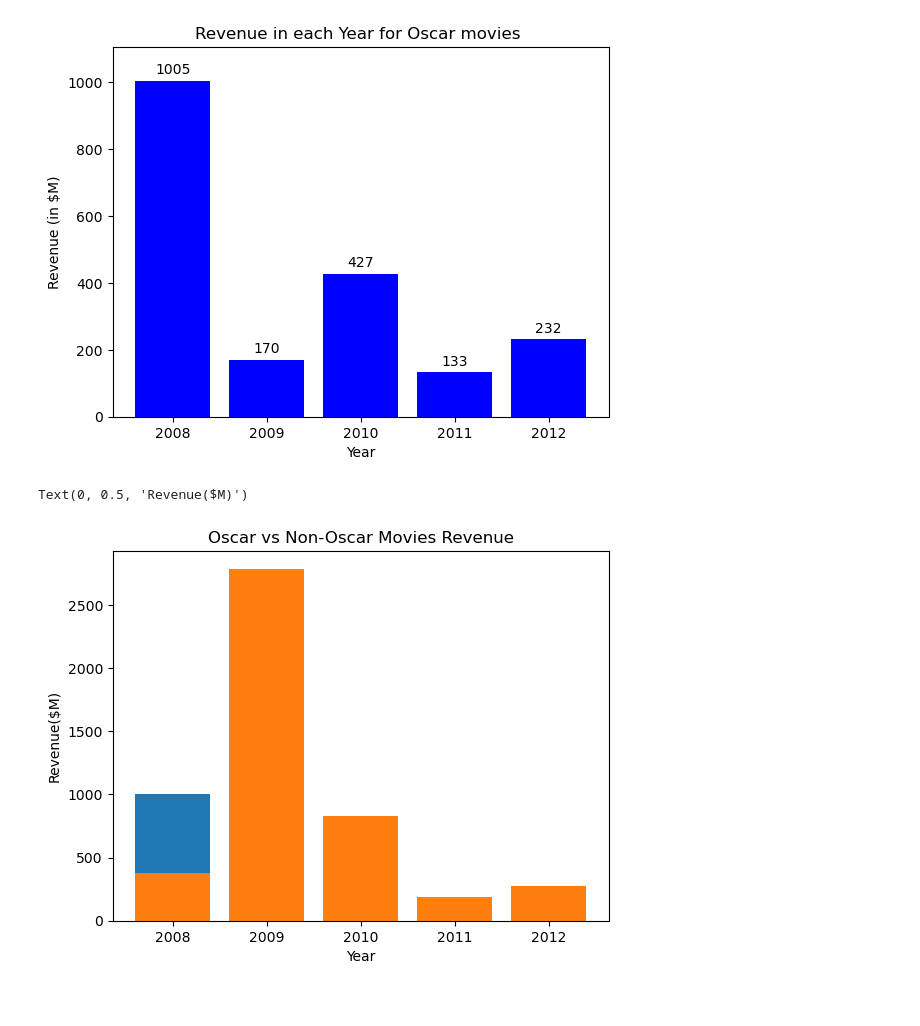
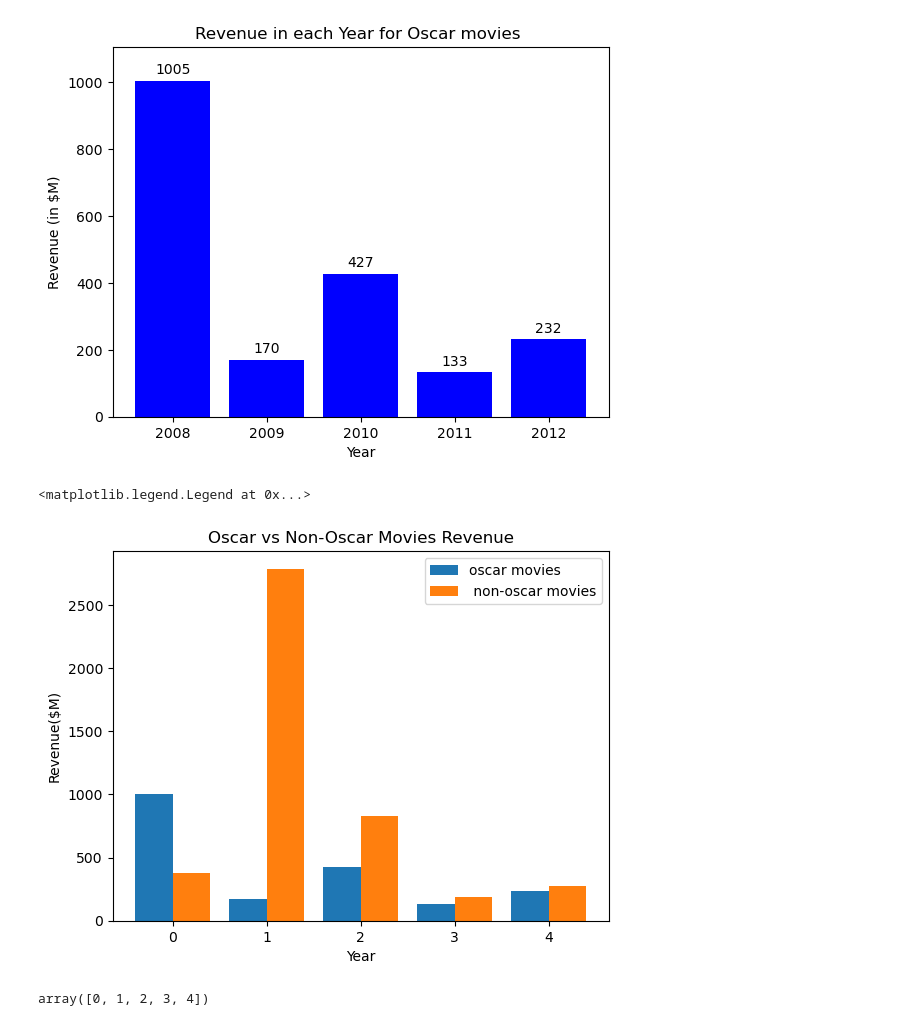
Before and after one commit to PritishMandal/AI-ML-Learning, a Jupyter notebook: Data visualization -1/matplotlib_tutorial.ipynb, the cells around one changed output. Saved outputs shown, nothing was run; the diff lists cells and outputs as text; code cells hidden in the pictures.

Commit message:
CHART

```diff
--- a/Data visualization -1/matplotlib_tutorial.ipynb
+++ b/Data visualization -1/matplotlib_tutorial.ipynb
@@ -87,27 +87,36 @@ plt.ylim(0,max(oscar_revenue)+100)
 (0.0, 1105.0)
 [figure]
 # %%
-import matplotlib.pyplot as plt
+import numpy as np
 oscar_movies = [
     "The Dark Knight",
     "The Hurt Locker",
     "The King's Speech",
     "The Artist",
     "Argo"
 ]
 oscar_revenue = [1005,170,427,133,232]
 
 non_oscar_movies = ["Slumdog Millionaire" , "Avatar" , "Inception" , "Hugo" , "Lincoln"]
 non_oscar_revenue = [378, 2788, 829, 185,275]
 
 years = [2008,2009, 2010, 2011,2012]
 
-plt.bar(years,oscar_revenue)
-plt.bar(years, non_oscar_revenue)
+x = np.arange(len(years))
+
+width = 0.4
+plt.bar(x-width/2,oscar_revenue,width,label="oscar movies")
+plt.bar(x+width/2,non_oscar_revenue,width,label=" non-oscar movies")
 
 plt.title("Oscar vs Non-Oscar Movies Revenue")
 plt.xlabel("Year")
 plt.ylabel("Revenue($M)")
+plt.legend()
 # %% [output]
-Text(0, 0.5, 'Revenue($M)')
+<matplotlib.legend.Legend at 0x...>
-[figure, old version]
+[figure, new version]
+# %%
+import numpy as np
+np.arange(len(years))
+# %% [output]
+array([0, 1, 2, 3, 4])
```
